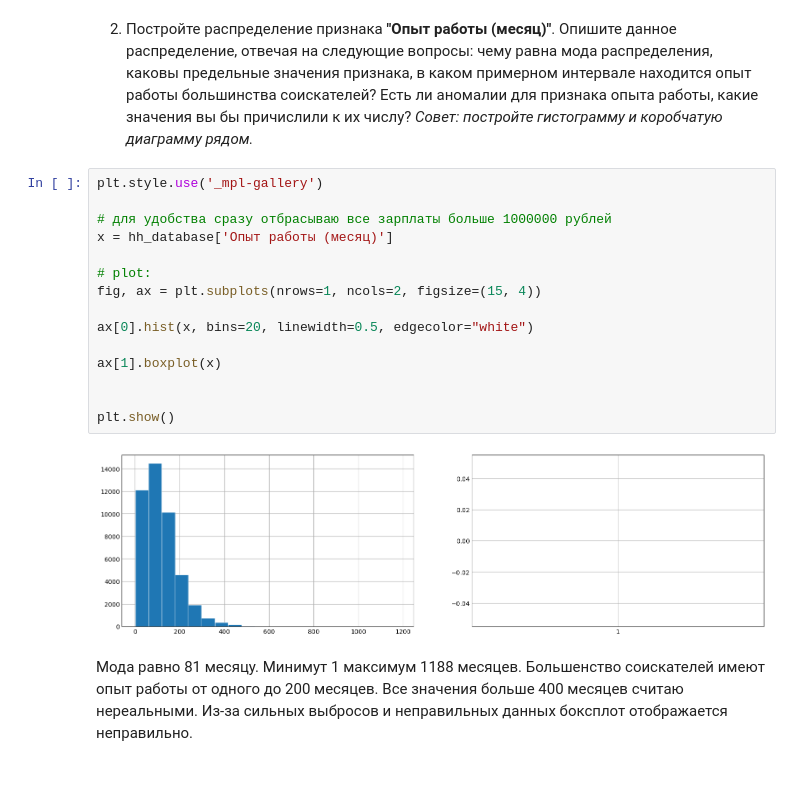
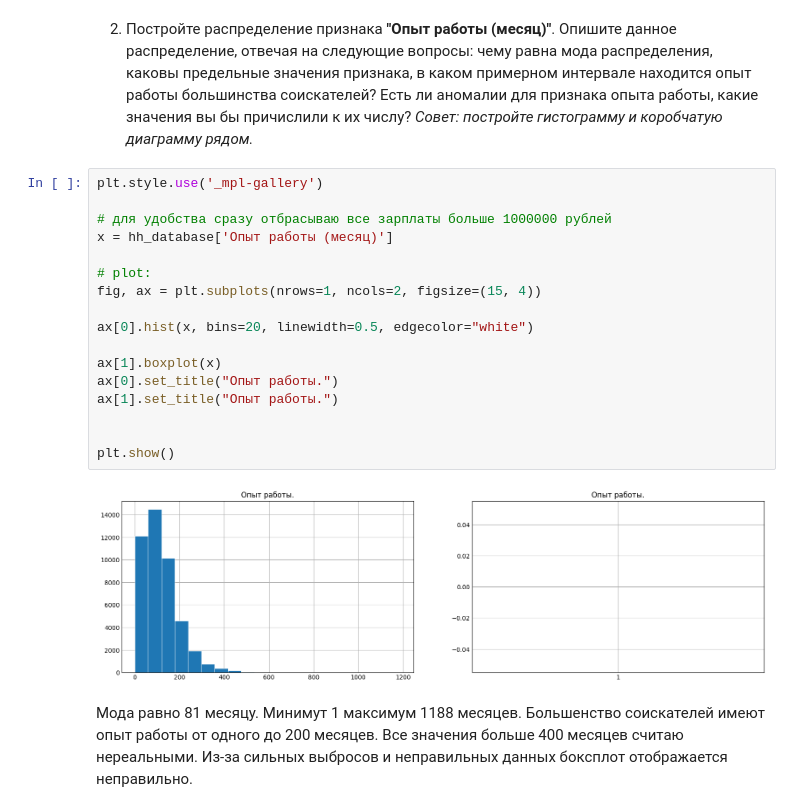
Before and after one commit to KuzmiciusA/sf_HeadHunter, a Jupyter notebook: Project-1._Ноутбук-шаблон.ipynb, the cells around one changed output. Cells and saved outputs as stored; diff of their text form; blank space fills up the shorter version.

```diff
--- a/Project-1._Ноутбук-шаблон.ipynb
+++ b/Project-1._Ноутбук-шаблон.ipynb
@@ -381,20 +383,22 @@ plt.show()
 # %%
 plt.style.use('_mpl-gallery')
 
 # для удобства сразу отбрасываю все зарплаты больше 1000000 рублей
 x = hh_database['Опыт работы (месяц)']
 
 # plot:
 fig, ax = plt.subplots(nrows=1, ncols=2, figsize=(15, 4))
 
 ax[0].hist(x, bins=20, linewidth=0.5, edgecolor="white")
 
 ax[1].boxplot(x)
+ax[0].set_title("Опыт работы.")
+ax[1].set_title("Опыт работы.")
 
 
 plt.show()
 # %% [output]
-[figure, old version]
+[figure, new version]
 # %% [markdown]
 Мода равно 81 месяцу. Минимут 1 максимум 1188 месяцев. Большенство соискателей имеют опыт работы от одного до 200 месяцев. Все значения больше 400 месяцев считаю нереальными. Из-за сильных выбросов и неправильных данных боксплот отображается неправильно.
 # %% [markdown]
```
Also changed, not shown: parts of 10 cells of this notebook.
